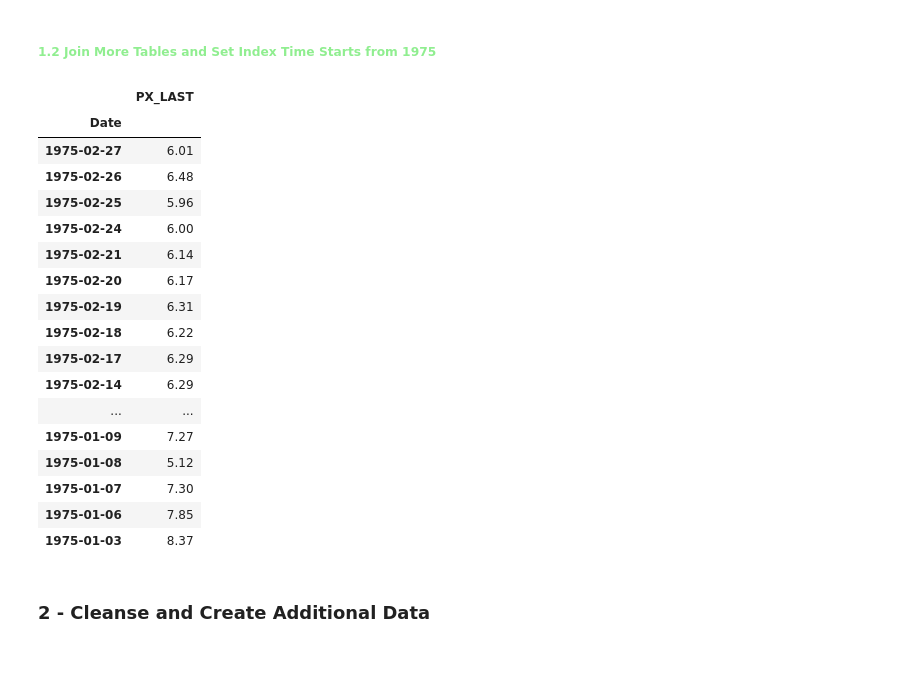
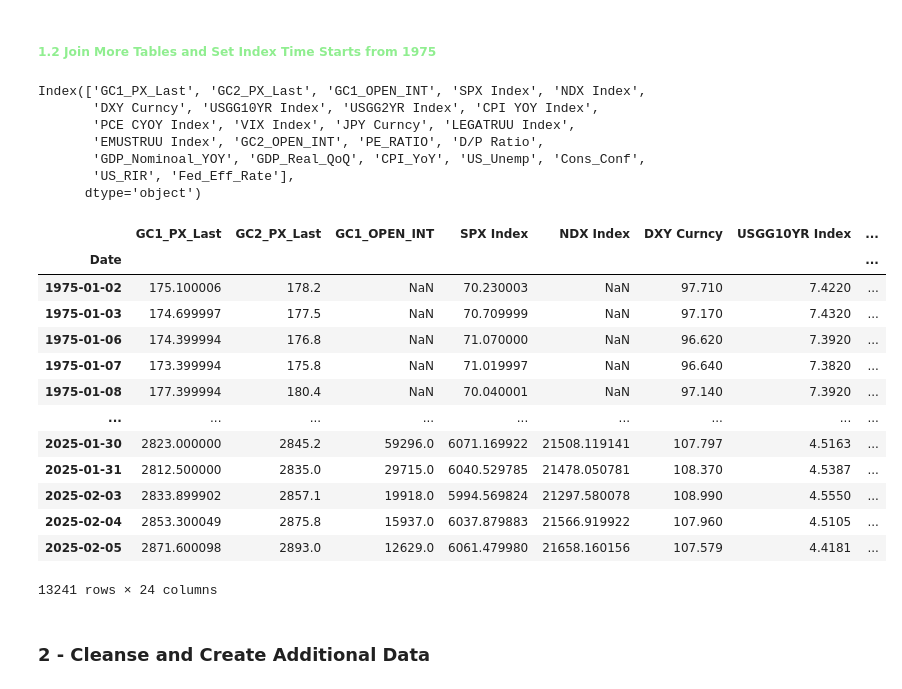
Before and after one commit to alphagoal/Proj_1_gold_futures_ML, a Jupyter notebook: gold_futures_data.ipynb, the cells around one changed output. Saved outputs shown, nothing was run; the diff lists cells and outputs as text; code cells hidden in the pictures; blank space fills up the shorter version.

```diff
--- a/gold_futures_data.ipynb
+++ b/gold_futures_data.ipynb
@@ -130,7 +130,9 @@ col_name_2 = {'D/P Ratio':raw_df_al_dp12,
              'CPI_YoY':raw_df_al_cpi_yoy,
              'US_Unemp': raw_df_al_unemploy,
              'Cons_Conf': raw_df_al_consumer_conf,
-             'US_RIR':raw_df_al_real_int}
+             'US_RIR':raw_df_al_real_int,
+             "Fed_Eff_Rate": raw_df_al_fed_eff_rate
+             }
 
 
 for key, value in col_name_2.items():
@@ -139,5 +141,7 @@ for key, value in col_name_2.items():
 #raw_df_al_dp12
 #print(raw_df_al_gdp_nom_yoy, raw_df_al_gdp_real_qoq, raw_df_al_cpi_yoy, raw_df_al_consumer_conf, raw_df_al_real_int,raw_df_al_unemploy)
 raw_df_al_main
+
+raw_df_al_main.columns
 # %% [output]
 PX_LAST
@@ -160,45 +156,50 @@ PX_LAST
 # %%
 bbg_df = raw_df_al_main.drop(raw_df_al_main.columns[2:5],axis=1)
 
-join_list = [raw_df_al_gc2, raw_df_al_pe , raw_df_al_fed_eff_rate]
+
+join_list = [raw_df_al_gc2, raw_df_al_pe]
 
 for key, value in col_name_2.items():
     join_list.append(value)
 
 
 bbg_df = bbg_df.join(join_list, how='left')
 
 threshold_date = pd.Timestamp('1975-01-01')
 bbg_df = bbg_df[bbg_df.index > threshold_date]
 mapping = {bbg_df.columns[0]:'GC1_PX_Last',bbg_df.columns[1]:'GC1_OPEN_INT'}
 bbg_df.rename(columns=mapping, inplace=True)
 col = bbg_df.pop('GC2_PX_Last')
 bbg_df.insert(1,'GC2_PX_Last',col)
 # Sort by index (ascending order)
 bbg_df = bbg_df.sort_index(ascending=True)
+
+print(bbg_df.columns)
 bbg_df
 
-
-raw_df_al_fed_eff_rate[raw_df_al_fed_eff_rate.index> "1975-01-02"].tail(40)
+#raw_df_al_fed_eff_rate[raw_df_al_fed_eff_rate.index> "1975-01-01"]
 # %% [output]
+Index(['GC1_PX_Last', 'GC2_PX_Last', 'GC1_OPEN_INT', 'SPX Index', 'NDX Index',
+       'DXY Curncy', 'USGG10YR Index', 'USGG2YR Index', 'CPI YOY Index',
+       'PCE CYOY Index', 'VIX Index', 'JPY Curncy', 'LEGATRUU Index',
+       'EMUSTRUU Index', 'GC2_OPEN_INT', 'PE_RATIO', 'D/P Ratio',
+       'GDP_Nominoal_YOY', 'GDP_Real_QoQ', 'CPI_YoY', 'US_Unemp', 'Cons_Conf',
+       'US_RIR', 'Fed_Eff_Rate'],
+      dtype='object')
-|  | PX_LAST |
-| Date |  |
-| 1975-02-27 | 6.01 |
-| 1975-02-26 | 6.48 |
-| 1975-02-25 | 5.96 |
-| 1975-02-24 | 6.00 |
-| 1975-02-21 | 6.14 |
-| 1975-02-20 | 6.17 |
-| 1975-02-19 | 6.31 |
-| 1975-02-18 | 6.22 |
-| 1975-02-17 | 6.29 |
-| 1975-02-14 | 6.29 |
-| ... | ... |
-| 1975-01-09 | 7.27 |
-| 1975-01-08 | 5.12 |
-| 1975-01-07 | 7.30 |
-| 1975-01-06 | 7.85 |
-| 1975-01-03 | 8.37 |
+|  | GC1_PX_Last | GC2_PX_Last | GC1_OPEN_INT | SPX Index | NDX Index | DXY Curncy | USGG10YR Index | ... |
+| Date |  |  |  |  |  |  |  | ... |
+| 1975-01-02 | 175.100006 | 178.2 | NaN | 70.230003 | NaN | 97.710 | 7.4220 | ... |
+| 1975-01-03 | 174.699997 | 177.5 | NaN | 70.709999 | NaN | 97.170 | 7.4320 | ... |
+| 1975-01-06 | 174.399994 | 176.8 | NaN | 71.070000 | NaN | 96.620 | 7.3920 | ... |
+| 1975-01-07 | 173.399994 | 175.8 | NaN | 71.019997 | NaN | 96.640 | 7.3820 | ... |
+| 1975-01-08 | 177.399994 | 180.4 | NaN | 70.040001 | NaN | 97.140 | 7.3920 | ... |
+| ... | ... | ... | ... | ... | ... | ... | ... | ... |
+| 2025-01-30 | 2823.000000 | 2845.2 | 59296.0 | 6071.169922 | 21508.119141 | 107.797 | 4.5163 | ... |
+| 2025-01-31 | 2812.500000 | 2835.0 | 29715.0 | 6040.529785 | 21478.050781 | 108.370 | 4.5387 | ... |
+| 2025-02-03 | 2833.899902 | 2857.1 | 19918.0 | 5994.569824 | 21297.580078 | 108.990 | 4.5550 | ... |
+| 2025-02-04 | 2853.300049 | 2875.8 | 15937.0 | 6037.879883 | 21566.919922 | 107.960 | 4.5105 | ... |
+| 2025-02-05 | 2871.600098 | 2893.0 | 12629.0 | 6061.479980 | 21658.160156 | 107.579 | 4.4181 | ... |
+13241 rows × 24 columns
 # %% [markdown]
 ### 2 - Cleanse and Create Additional Data
 # %% [markdown]
```
Also changed, not shown: parts of 40 cells of this notebook, 53 other files.
